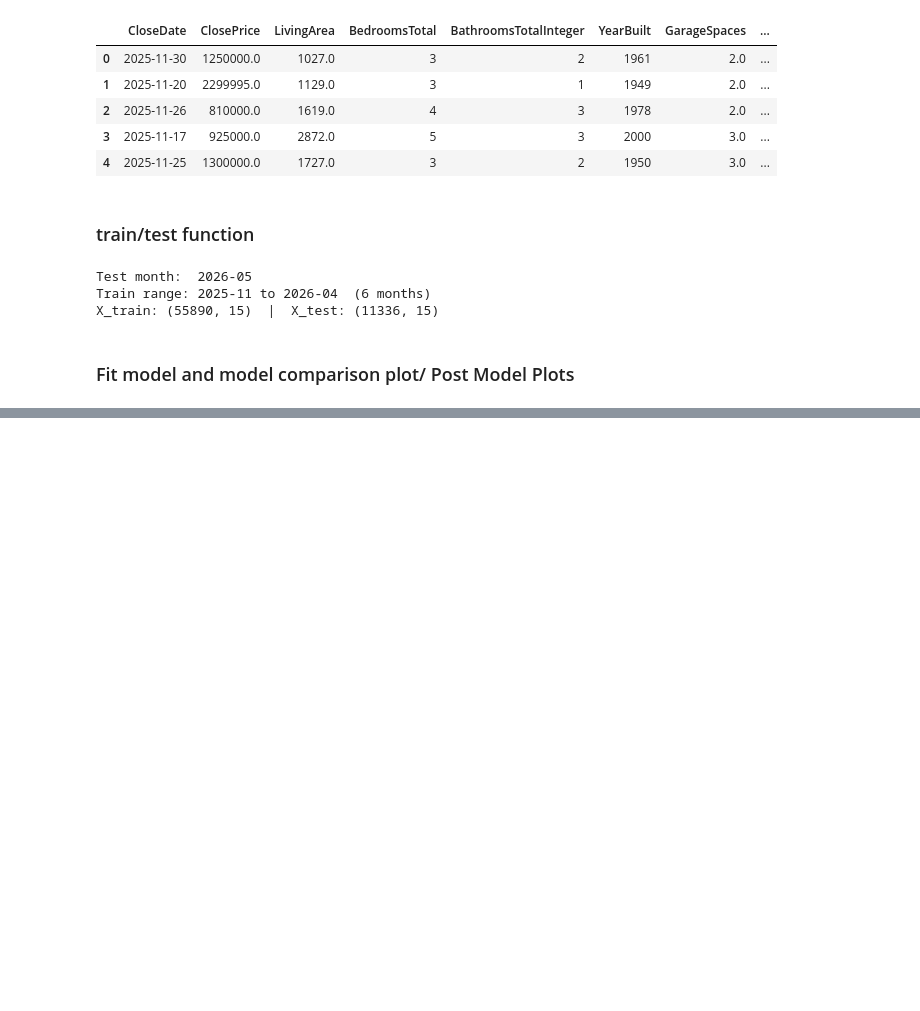
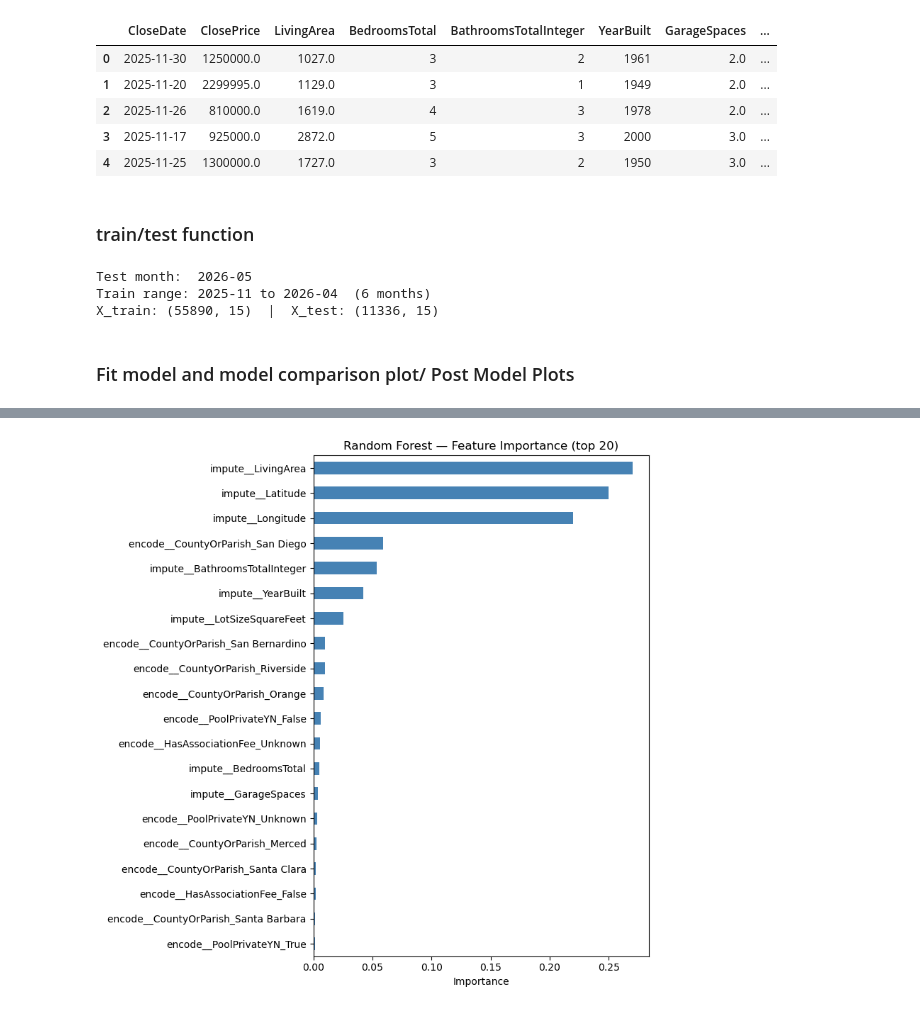
Before and after one commit to matthewviray/idx-exchange-project, a Jupyter notebook: notebooks/04_model_comparison.ipynb, the cells around one changed output, grey strips where cells are left out. Drawn from its saved outputs; the diff is of its cells as text; code cells hidden in the pictures; blank space fills up the shorter version.

Commit message:
experiment w/hypertuning and made feature importance. Reformat table of metrics of model performance

```diff
--- a/notebooks/04_model_comparison.ipynb
+++ b/notebooks/04_model_comparison.ipynb
@@ -162,0 +278,15 @@ plt.show()
+# %%
+# Feature importance — Random Forest
+feature_names = results['RandomForest']['pipeline'].named_steps['preprocessor'].get_feature_names_out()
+importances = results['RandomForest']['pipeline'].named_steps['model'].feature_importances_
+
+feat_imp = pd.Series(importances, index=feature_names).sort_values(ascending=True)
+
+fig, ax = plt.subplots(figsize=(8, 8))
+feat_imp.tail(20).plot(kind='barh', ax=ax, color='steelblue')
+ax.set_xlabel('Importance')
+ax.set_title('Random Forest — Feature Importance (top 20)')
+plt.tight_layout()
+plt.show()
+# %% [output]
+[figure, added]
```
Also changed, not shown: parts of 7 cells of this notebook.
